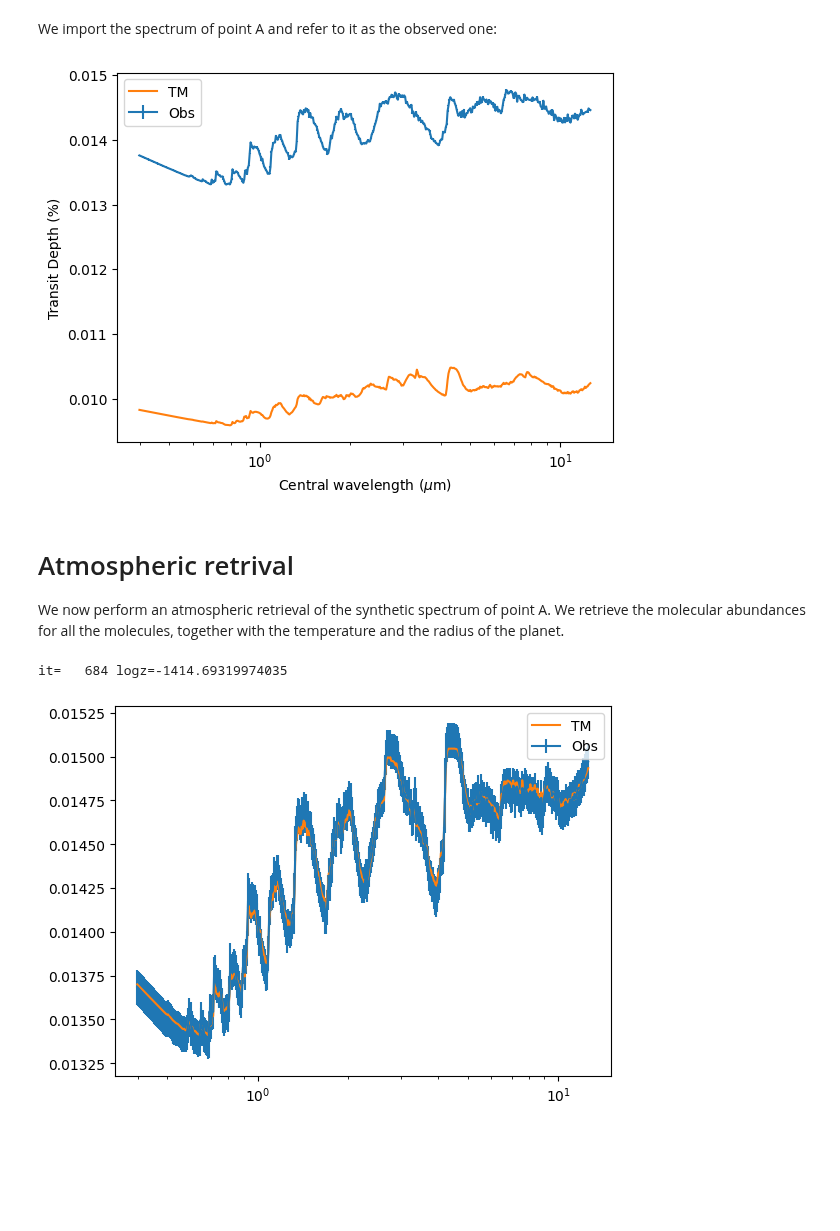
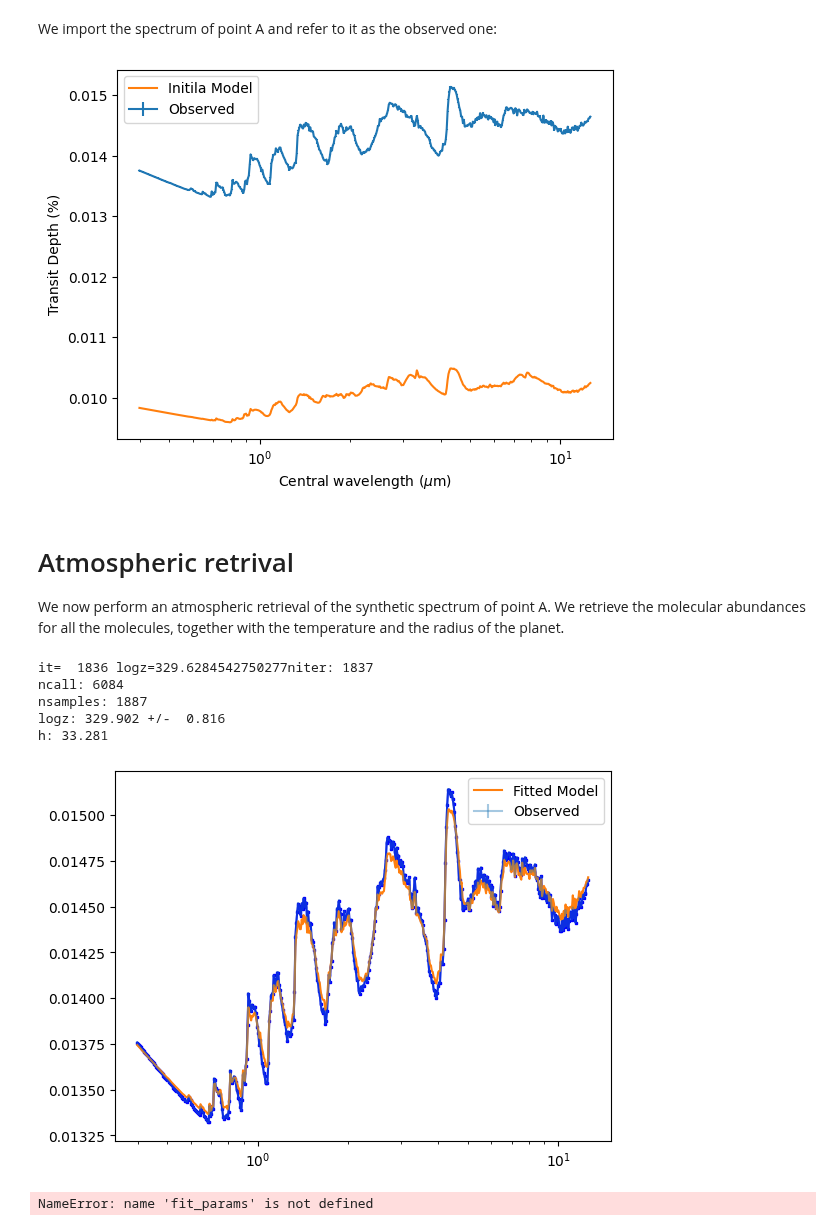
Before and after one commit to tiziano1590/comp_astro_24, a Jupyter notebook: assignment3/retrieval_WASP-62b.ipynb, the cells around one changed output. Drawn from its saved outputs; the diff is of its cells as text; code cells hidden in the pictures; blank space fills up the shorter version.

Commit message:
Run retrieval WASP 62

```diff
--- a/assignment3/retrieval_WASP-62b.ipynb
+++ b/assignment3/retrieval_WASP-62b.ipynb
@@ -81,15 +81,15 @@ obs = ObservedSpectrum(f'WASP_62b_synthetic_spectrum.dat')
 # %%
 obin = obs.create_binner()
 plt.figure()
-plt.errorbar(obs.wavelengthGrid,obs.spectrum, obs.errorBar,label='Obs')
-plt.plot(obs.wavelengthGrid,obin.bin_model(tm.model(obs.wavenumberGrid))[1],label='TM')
+plt.errorbar(obs.wavelengthGrid,obs.spectrum, obs.errorBar,label='Observed')
+plt.plot(obs.wavelengthGrid,obin.bin_model(tm.model(obs.wavenumberGrid))[1],label='Initial Model')
 plt.xscale('log')
 plt.xlabel(r'Central wavelength ($\mu$m)')
 plt.ylabel('Transit Depth (%)')
 plt.legend()
 plt.show()
 # %% [output]
-[figure, old version]
+[figure, new version]
 # %% [markdown]
 # Atmospheric retrival
 
@@ -109,27 +109,32 @@ opt.enable_fit('CO2')
 opt.enable_fit('CO')
 opt.set_boundary('T_irr',[1000,2000])
 opt.set_boundary('planet_radius',[0.8,2.1])
-opt.set_boundary('H2O', [1e-8,1e-2])
-opt.set_boundary('CH4', [1e-8,1e-2])
-opt.set_boundary('CO', [1e-8,1e-2])
-opt.set_boundary('CO2', [1e-8,1e-2])
+opt.set_boundary('H2O', [1e-10,1e-2])
+opt.set_boundary('CH4', [1e-10,1e-2])
+opt.set_boundary('CO', [1e-10,1e-2])
+opt.set_boundary('CO2', [1e-10,1e-2])
 # %%
 solution = opt.fit()
 taurex.log.disableLogging()
 # %% [output]
-it=   684 logz=-1414.69319974035
+it=  1836 logz=329.6284542750277niter: 1837
+ncall: 6084
+nsamples: 1887
+logz: 329.902 +/-  0.816
+h: 33.281
 # %%
 ##### da sistemare
 for solution,optimized_map,optimized_value,values in opt.get_solution():
     opt.update_model(optimized_map)
     plt.figure()
-    plt.errorbar(obs.wavelengthGrid,obs.spectrum,obs.errorBar,label='Obs')
-    plt.plot(obs.wavelengthGrid,obin.bin_model(tm.model(obs.wavenumberGrid))[1],label='TM')
+    plt.errorbar(obs.wavelengthGrid,obs.spectrum,obs.errorBar,label='Observed', alpha=0.4)
+    plt.plot(obs.wavelengthGrid,obs.spectrum, color='blue', marker='s', markersize=2)
+    plt.plot(obs.wavelengthGrid,obin.bin_model(tm.model(obs.wavenumberGrid))[1],label='Fitted Model')
     plt.xscale('log')
     plt.legend()
     plt.show()
 # %% [output]
-[figure, old version]
+[figure, new version]
 # %%
 res = opt.generate_solution()
 fit_params = res['solution0']['fit_params']
@@ -142,2 +147,8 @@ path = '/home/gaia/third_semester/COMP-ASTRO/comp_astro_24/assignment3/traces_WA
 traces = np.load(path)
+# %%
+params = [[key,fit_params[key]['value'], fit_params[key]['sigma_m'], fit_params[key]['sigma_p']] for key in fit_params.keys()]
+df = pd.DataFrame(params, columns=['param','value', 'sigma_m', 'sigma_p'], index=None)
+df.to_csv('WASP-62b-fit.csv', header=True, index=False, sep='\t')
+# %% [output]
+NameError: name 'fit_params' is not defined
 # %%
```
Also changed, not shown: parts of 3 cells of this notebook, 3 other files.
